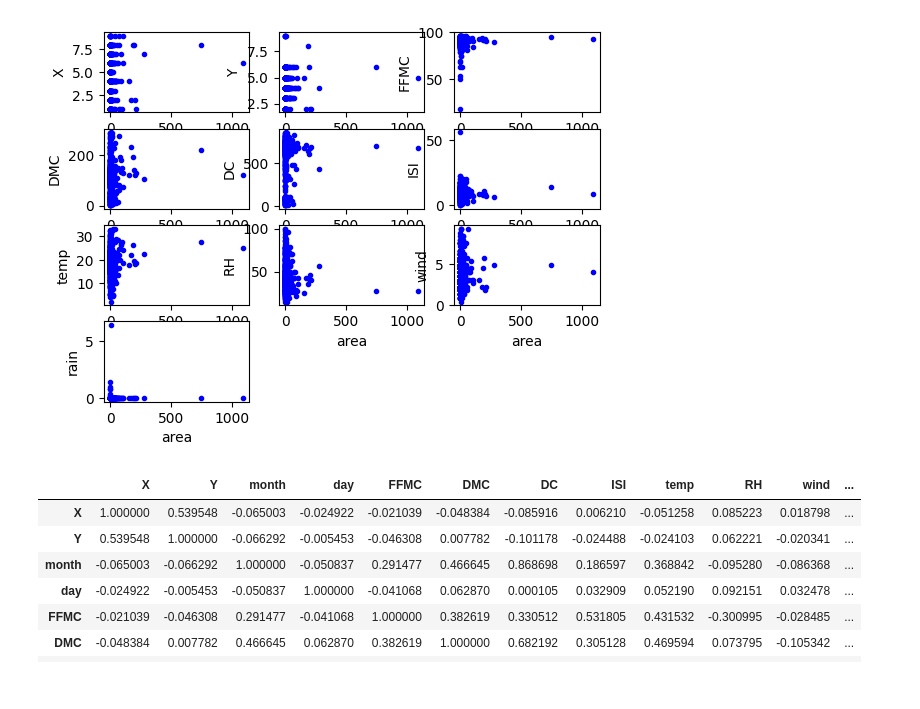
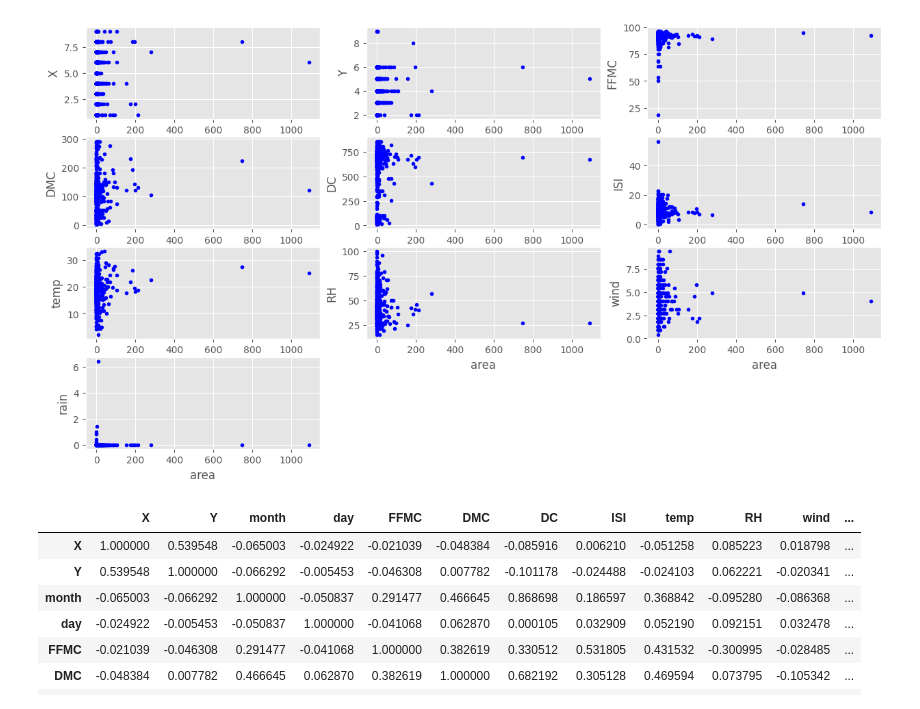
Before and after one commit to doyouwantsometea/IDAML_final, a Jupyter notebook: data_exploration.ipynb, the cells around one changed output. Saved outputs shown, nothing was run; the diff lists cells and outputs as text; code cells hidden in the pictures.

```diff
--- a/data_exploration.ipynb
+++ b/data_exploration.ipynb
@@ -48,26 +48,29 @@ df.describe()
 | 75% | 7.000000 | 5.000000 | 9.000000 | 6.000000 | 92.900000 | 142.400000 | 713.900000 | 10.800000 | 22.800000 | 53.000000 | 4.900000 | ... |
 | max | 9.000000 | 9.000000 | 12.000000 | 7.000000 | 96.200000 | 291.300000 | 860.600000 | 56.100000 | 33.300000 | 100.000000 | 9.400000 | ... |
 # %%
+plt.style.use('ggplot')   # Make the graphs a bit prettier
+plt.rcParams['figure.figsize'] = (15, 8)
+
 fires_attributes = df.columns.values.tolist()
 number_of_columns = len(fires_attributes)
 
 attributes = [0, 1] + list(range(4, number_of_columns - 1))
 n_cols = 3
 n_rows = int(ceil(len(attributes) / n_cols))
 fig = plt.figure()
 idx = 1
 for attr in attributes:
     plt.subplot(n_rows, n_cols, idx)
     plt.plot(df['area'], df[fires_attributes[attr]], 'b.')
 #    seaborn.regplot(x = fires['area'], y = fires[fires_attributes[attr]],
 #                    scatter = True, color = 'b', data = fires)
     plt.xlabel('area')
     plt.ylabel(fires_attributes[attr])
     idx += 1
 
 plt.show()
 # %% [output]
-[figure, old version]
+[figure, new version]
 # %%
 df.corr()
 # %% [output]
```
Also changed, not shown: 2 other files.
